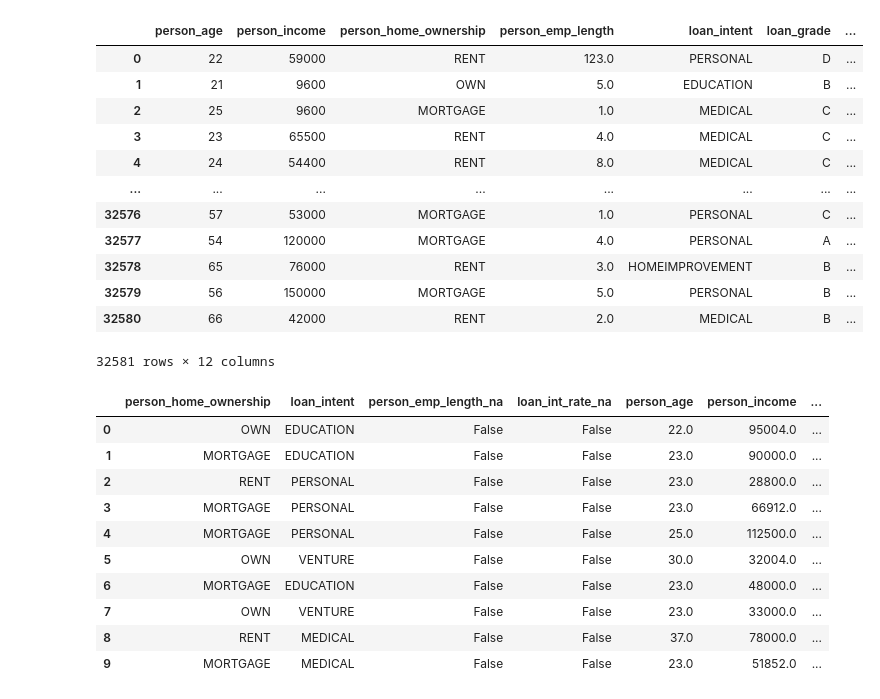
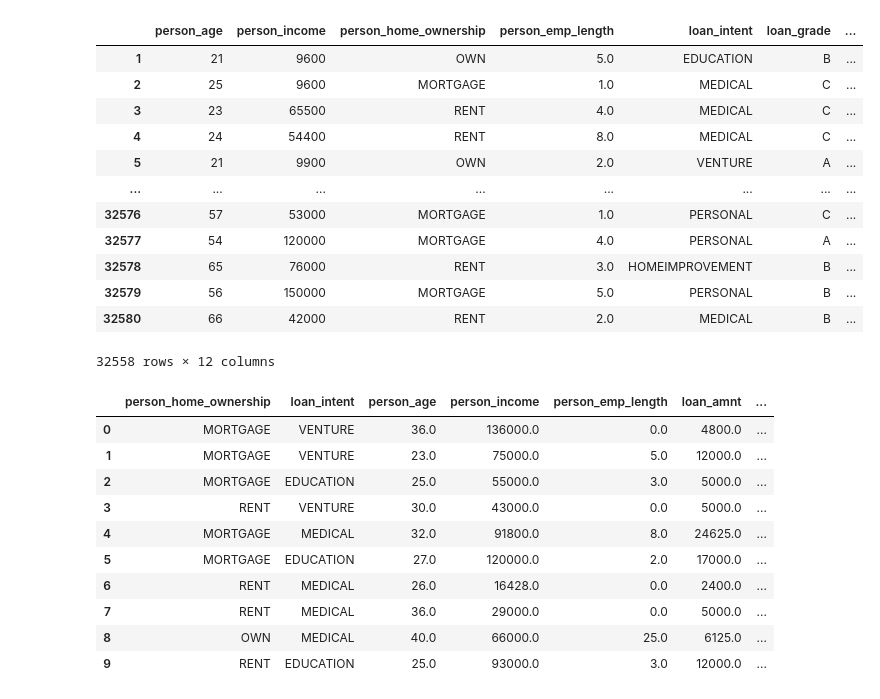
Before and after one commit to nighoge/TechLabsCreditProcess, a Jupyter notebook: DataLoader/DataLoaderTill.ipynb, the cells around one changed output. Drawn from its saved outputs; the diff is of its cells as text; code cells hidden in the pictures.

```diff
--- a/DataLoader/DataLoaderTill.ipynb
+++ b/DataLoader/DataLoaderTill.ipynb
@@ -3,23 +3,29 @@ from fastai.tabular.all import *
 import pandas as pd
 import warnings
 warnings.filterwarnings('ignore')
-# %%
-df = pd.read_csv('../credit_risk_dataset.csv')
-display(df)
-# %% [output]
-|  | person_age | person_income | person_home_ownership | person_emp_length | loan_intent | loan_grade | ... |
-| 0 | 22 | 59000 | RENT | 123.0 | PERSONAL | D | ... |
-| 1 | 21 | 9600 | OWN | 5.0 | EDUCATION | B | ... |
-| 2 | 25 | 9600 | MORTGAGE | 1.0 | MEDICAL | C | ... |
-| 3 | 23 | 65500 | RENT | 4.0 | MEDICAL | C | ... |
-| 4 | 24 | 54400 | RENT | 8.0 | MEDICAL | C | ... |
-| ... | ... | ... | ... | ... | ... | ... | ... |
-| 32576 | 57 | 53000 | MORTGAGE | 1.0 | PERSONAL | C | ... |
-| 32577 | 54 | 120000 | MORTGAGE | 4.0 | PERSONAL | A | ... |
-| 32578 | 65 | 76000 | RENT | 3.0 | HOMEIMPROVEMENT | B | ... |
-| 32579 | 56 | 150000 | MORTGAGE | 5.0 | PERSONAL | B | ... |
-| 32580 | 66 | 42000 | RENT | 2.0 | MEDICAL | B | ... |
-32581 rows × 12 columns
+# %%
+df = pd.read_csv('../credit_risk_dataset.csv')
+
+df = df.fillna(0)
+df = df[df['person_emp_length'] < 60]
+df = df[df['person_age'] < 71]
+df = df[df['person_income'] < 1000001]
+
+display(df)
+# %% [output]
+|  | person_age | person_income | person_home_ownership | person_emp_length | loan_intent | loan_grade | ... |
+| 1 | 21 | 9600 | OWN | 5.0 | EDUCATION | B | ... |
+| 2 | 25 | 9600 | MORTGAGE | 1.0 | MEDICAL | C | ... |
+| 3 | 23 | 65500 | RENT | 4.0 | MEDICAL | C | ... |
+| 4 | 24 | 54400 | RENT | 8.0 | MEDICAL | C | ... |
+| 5 | 21 | 9900 | OWN | 2.0 | VENTURE | A | ... |
+| ... | ... | ... | ... | ... | ... | ... | ... |
+| 32576 | 57 | 53000 | MORTGAGE | 1.0 | PERSONAL | C | ... |
+| 32577 | 54 | 120000 | MORTGAGE | 4.0 | PERSONAL | A | ... |
+| 32578 | 65 | 76000 | RENT | 3.0 | HOMEIMPROVEMENT | B | ... |
+| 32579 | 56 | 150000 | MORTGAGE | 5.0 | PERSONAL | B | ... |
+| 32580 | 66 | 42000 | RENT | 2.0 | MEDICAL | B | ... |
+32558 rows × 12 columns
 # %%
 categorical_cols = ['person_home_ownership', 'loan_intent']
 continuous_cols = ['person_age', 'person_income', 'person_emp_length', 'loan_amnt', 'loan_int_rate', 'loan_percent_income', 'cb_person_cred_hist_length']
@@ -47,17 +53,17 @@ to = TabularPandas(df, procs=procs, cat_names=categorical_cols, cont_names=conti
 dataloader = to.dataloaders(bs=64)
 dataloader.show_batch()
 # %% [output]
-|  | person_home_ownership | loan_intent | person_emp_length_na | loan_int_rate_na | person_age | person_income | ... |
-| 0 | OWN | EDUCATION | False | False | 22.0 | 95004.0 | ... |
-| 1 | MORTGAGE | EDUCATION | False | False | 23.0 | 90000.0 | ... |
-| 2 | RENT | PERSONAL | False | False | 23.0 | 28800.0 | ... |
-| 3 | MORTGAGE | PERSONAL | False | False | 23.0 | 66912.0 | ... |
-| 4 | MORTGAGE | PERSONAL | False | False | 25.0 | 112500.0 | ... |
-| 5 | OWN | VENTURE | False | False | 30.0 | 32004.0 | ... |
-| 6 | MORTGAGE | EDUCATION | False | False | 23.0 | 48000.0 | ... |
-| 7 | OWN | VENTURE | False | False | 23.0 | 33000.0 | ... |
-| 8 | RENT | MEDICAL | False | False | 37.0 | 78000.0 | ... |
-| 9 | MORTGAGE | MEDICAL | False | False | 23.0 | 51852.0 | ... |
+|  | person_home_ownership | loan_intent | person_age | person_income | person_emp_length | loan_amnt | ... |
+| 0 | MORTGAGE | VENTURE | 36.0 | 136000.0 | 0.0 | 4800.0 | ... |
+| 1 | MORTGAGE | VENTURE | 23.0 | 75000.0 | 5.0 | 12000.0 | ... |
+| 2 | MORTGAGE | EDUCATION | 25.0 | 55000.0 | 3.0 | 5000.0 | ... |
+| 3 | RENT | VENTURE | 30.0 | 43000.0 | 0.0 | 5000.0 | ... |
+| 4 | MORTGAGE | MEDICAL | 32.0 | 91800.0 | 8.0 | 24625.0 | ... |
+| 5 | MORTGAGE | EDUCATION | 27.0 | 120000.0 | 2.0 | 17000.0 | ... |
+| 6 | RENT | MEDICAL | 26.0 | 16428.0 | 0.0 | 2400.0 | ... |
+| 7 | RENT | MEDICAL | 36.0 | 29000.0 | 0.0 | 5000.0 | ... |
+| 8 | OWN | MEDICAL | 40.0 | 66000.0 | 25.0 | 6125.0 | ... |
+| 9 | RENT | EDUCATION | 25.0 | 93000.0 | 3.0 | 12000.0 | ... |
 # %%
 # Optimizer for lerning rate
 wd = 0.1
```
Also changed, not shown: parts of 2 cells of this notebook, 2 other files.
